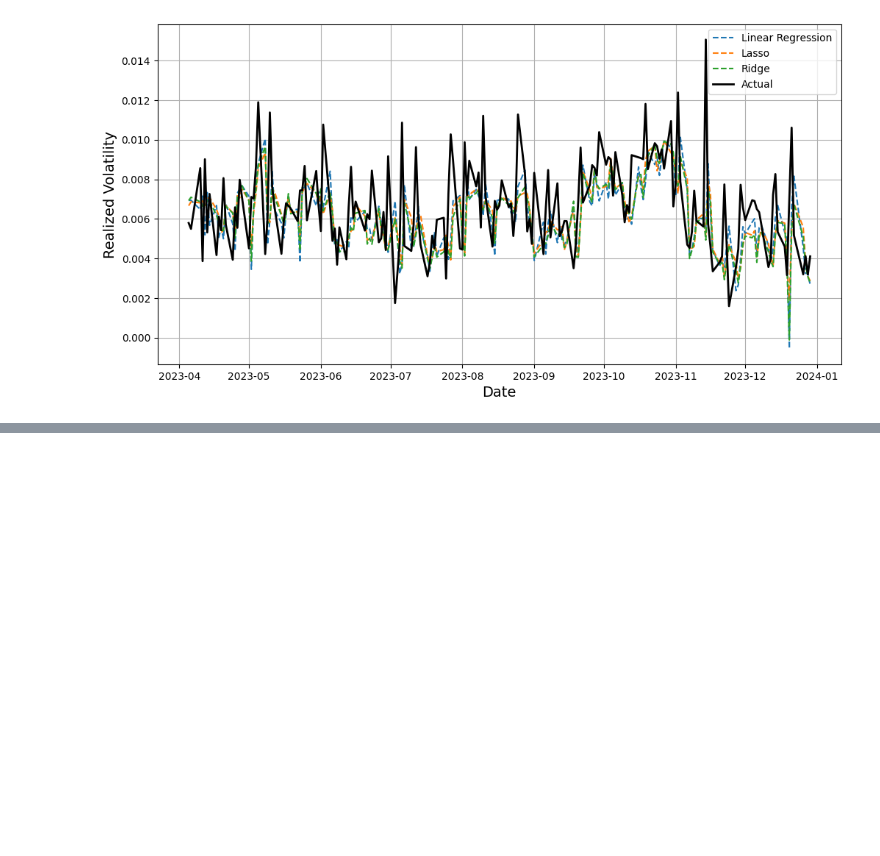
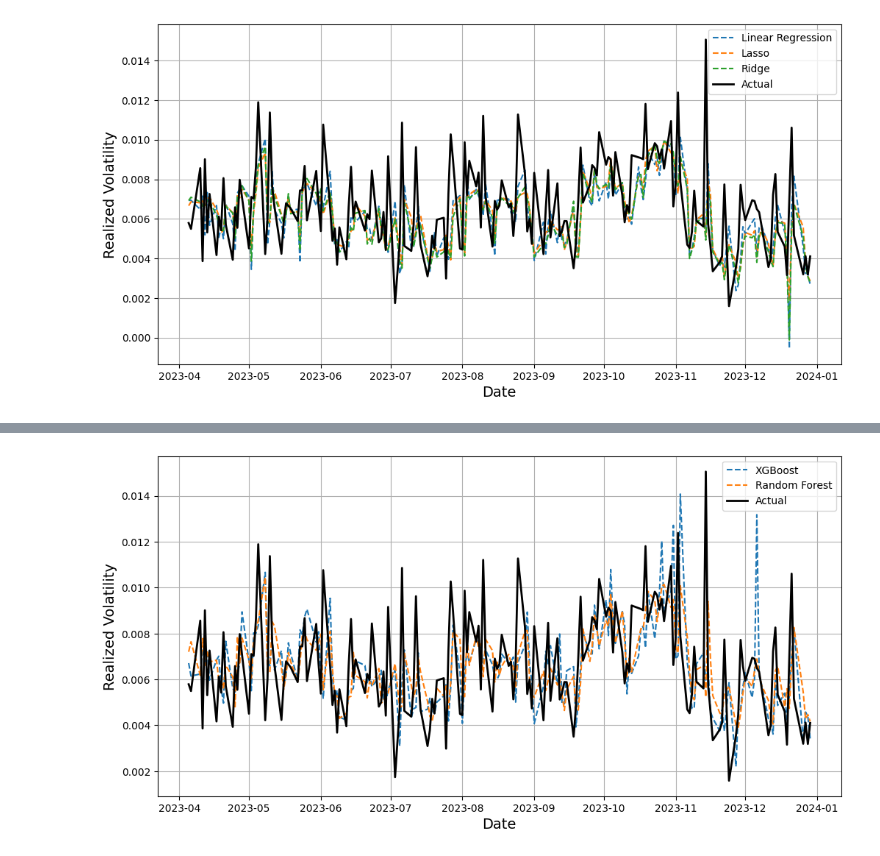
Before and after one commit to hosseinabadi/Realized-Volatility-Prediction, a Jupyter notebook: Results.ipynb, the cells around one changed output, grey strips where cells are left out. Cells and saved outputs as stored; diff of their text form; code cells hidden in the pictures; blank space fills up the shorter version.

```diff
--- a/Results.ipynb
+++ b/Results.ipynb
@@ -115,0 +118,4 @@ plot_combined_results(LR, Lasso, Ridge, "Linear Regression, Lasso, and Ridge")
+# %%
+plot_combined_results([XG, RF],["XGBoost", "Random Forest"], "XGBoost and Random Forest")
+# %% [output]
+[figure, added]
```
Also changed, not shown: parts of 2 cells of this notebook, 3 other files.
